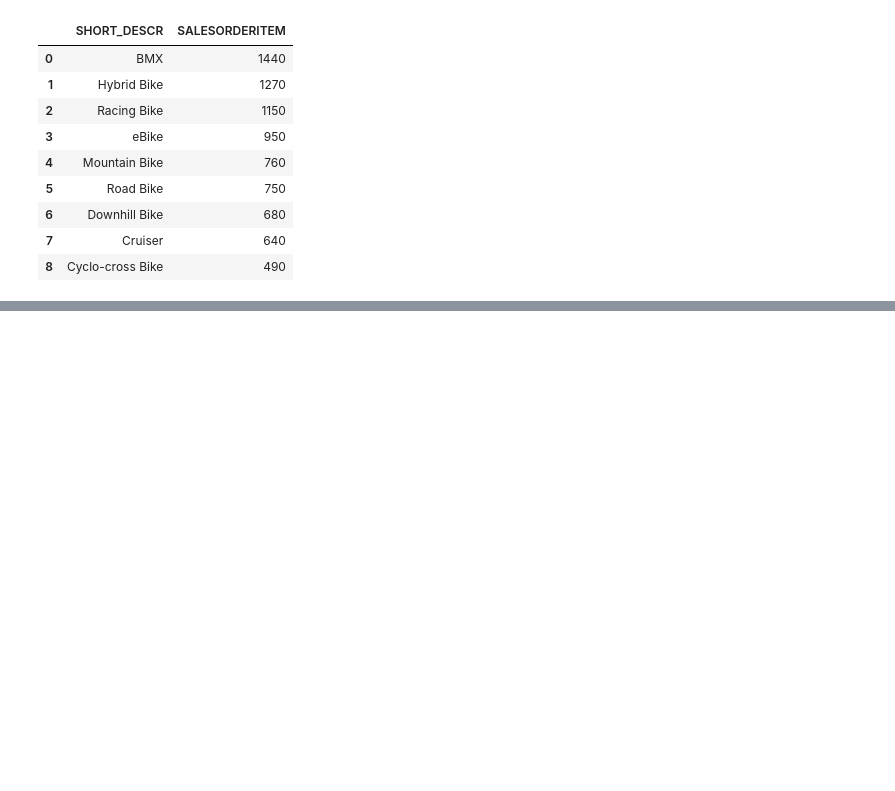
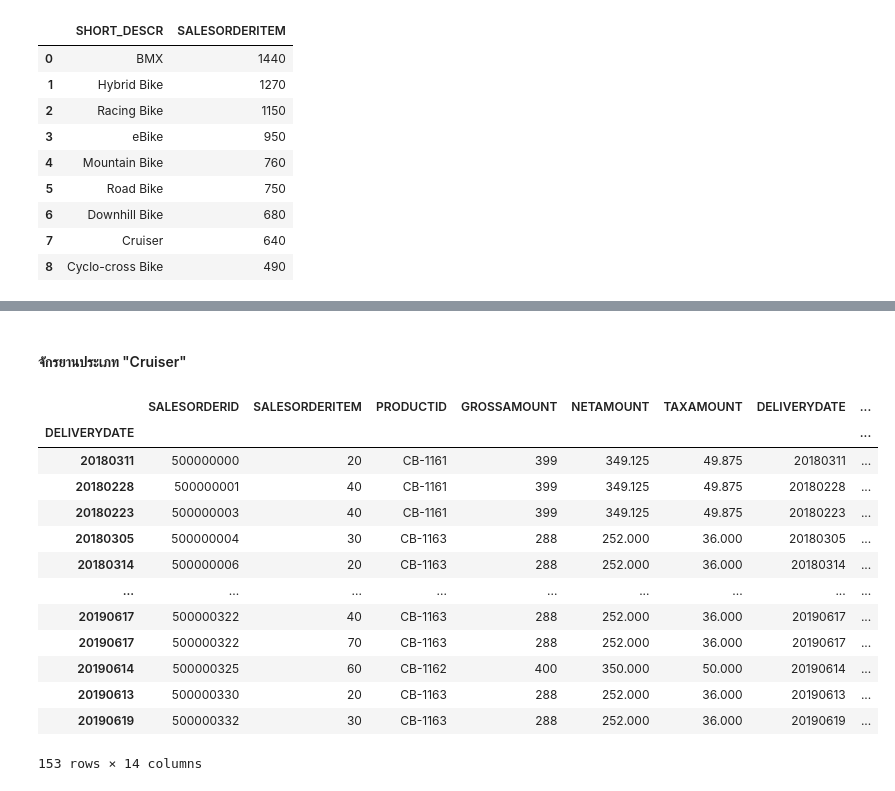
Before and after one commit to nicha0524/DPDM2021, a Jupyter notebook: Untitled6.ipynb, the cells around one changed output, grey strips where cells are left out. Saved outputs shown, nothing was run; the diff lists cells and outputs as text; code cells hidden in the pictures; blank space fills up the shorter version.

```diff
--- a/Untitled6.ipynb
+++ b/Untitled6.ipynb
@@ -512,0 +565,20 @@ bicycle.iloc[:,[0,2]]
+# %% [markdown]
+#### จักรยานประเภท "Cruiser"
+# %%
+Cruiser=Sales_Order_Items[Sales_Order_Items['SHORT_DESCR']=='Cruiser']
+Cruiser
+# %% [output]
+|  | SALESORDERID | SALESORDERITEM | PRODUCTID | GROSSAMOUNT | NETAMOUNT | TAXAMOUNT | DELIVERYDATE | ... |
+| DELIVERYDATE |  |  |  |  |  |  |  | ... |
+| 20180311 | 500000000 | 20 | CB-1161 | 399 | 349.125 | 49.875 | 20180311 | ... |
+| 20180228 | 500000001 | 40 | CB-1161 | 399 | 349.125 | 49.875 | 20180228 | ... |
+| 20180223 | 500000003 | 40 | CB-1161 | 399 | 349.125 | 49.875 | 20180223 | ... |
+| 20180305 | 500000004 | 30 | CB-1163 | 288 | 252.000 | 36.000 | 20180305 | ... |
+| 20180314 | 500000006 | 20 | CB-1163 | 288 | 252.000 | 36.000 | 20180314 | ... |
+| ... | ... | ... | ... | ... | ... | ... | ... | ... |
+| 20190617 | 500000322 | 40 | CB-1163 | 288 | 252.000 | 36.000 | 20190617 | ... |
+| 20190617 | 500000322 | 70 | CB-1163 | 288 | 252.000 | 36.000 | 20190617 | ... |
+| 20190614 | 500000325 | 60 | CB-1162 | 400 | 350.000 | 50.000 | 20190614 | ... |
+| 20190613 | 500000330 | 20 | CB-1163 | 288 | 252.000 | 36.000 | 20190613 | ... |
+| 20190619 | 500000332 | 30 | CB-1163 | 288 | 252.000 | 36.000 | 20190619 | ... |
+153 rows × 14 columns
```
Also changed, not shown: parts of 31 cells of this notebook.
